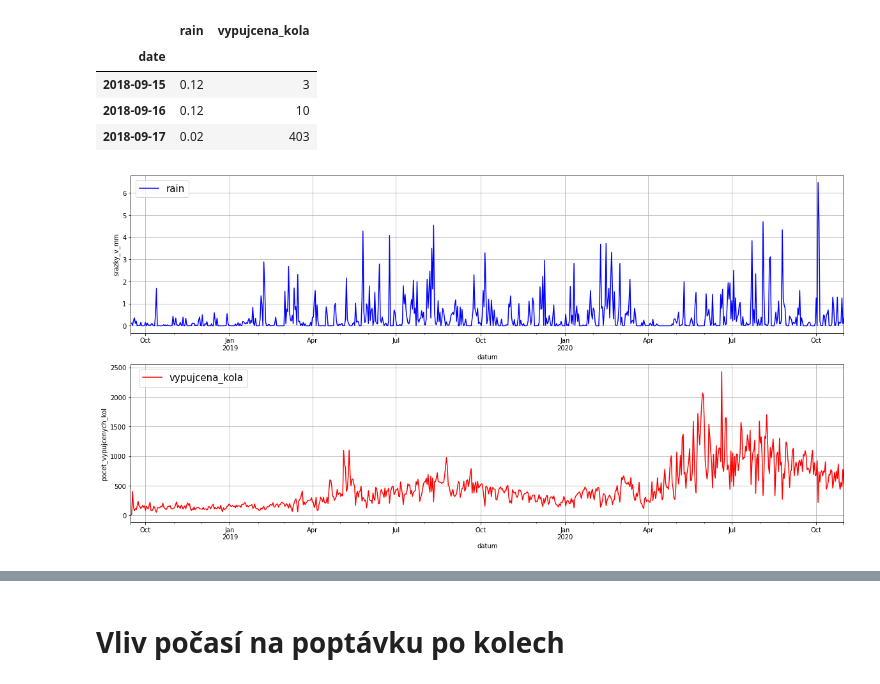
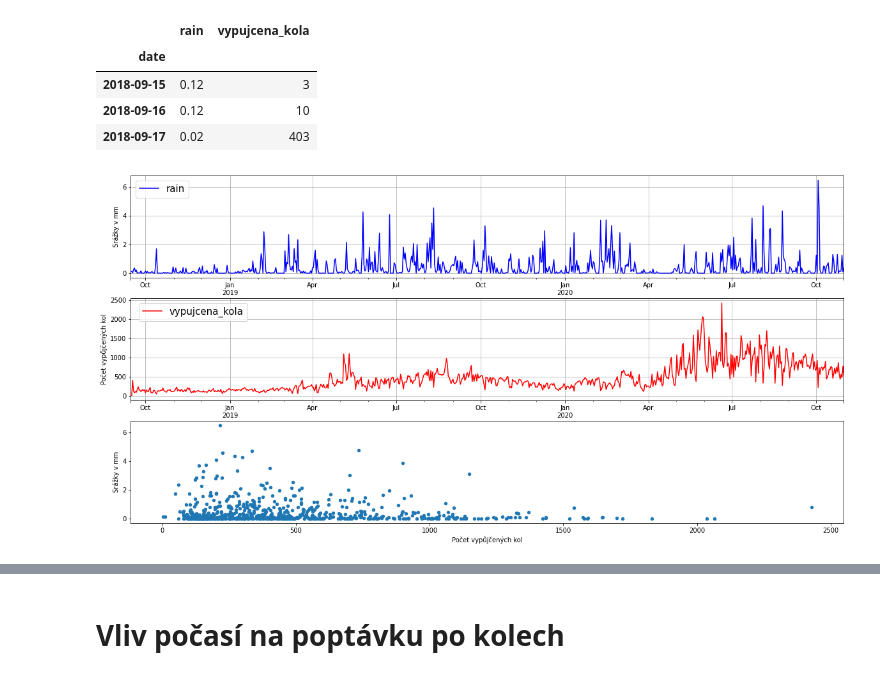
Before and after one commit to Krocan777/Python_projekt_Edinburgh, a Jupyter notebook: Oprava_projekt_python.ipynb, the cells around one changed output, grey strips where cells are left out. Cells and saved outputs as stored; diff of their text form; code cells hidden in the pictures.

```diff
--- a/Oprava_projekt_python.ipynb
+++ b/Oprava_projekt_python.ipynb
@@ -494,8 +492,8 @@ demand_df.head(2)
 # %%
 fig, ax = plt.subplots(1, 1, figsize=(25,5))
 demand_df.plot(ax=ax)
-ax.set_xlabel('datum')
-ax.set_ylabel('pocet_vypujcenych_kol')
+ax.set_xlabel('Datum')
+ax.set_ylabel('Počet vypůjčených kol')
 ax.legend(fontsize = 20)
 ax.grid()
 # %% [output]
@@ -539,20 +537,24 @@ df3.head(3)
 | 2018-09-16 | 0.12 | 10 |
 | 2018-09-17 | 0.02 | 403 |
 # %%
-fix, axes = plt.subplots(2, 1, figsize=(20, 10))
+fix, axes = plt.subplots(3, 1, figsize=(20, 10))
 
 df3['rain'].plot(ax=axes[0], color='blue')
-axes[0].set_xlabel('datum')
-axes[0].set_ylabel('srazky_v_mm')
+axes[0].set_xlabel('Datum')
+axes[0].set_ylabel('Srážky v mm')
 axes[0].grid()
 axes[0].legend(fontsize = 15)
 
 df3['vypujcena_kola'].plot(ax=axes[1], color='red')
-axes[1].set_xlabel('datum')
-axes[1].set_ylabel('pocet_vypujcenych_kol')
+axes[1].set_xlabel('Datum')
+axes[1].set_ylabel('Počet vypůjčených kol')
 axes[1].grid()
 axes[1].legend(fontsize = 15, bbox_to_anchor=(0.17,1))
 
+df3.plot.scatter(ax=axes[2], x = 'vypujcena_kola', y = 'rain')
+axes[2].set_xlabel('Počet vypůjčených kol')
+axes[2].set_ylabel('Srážky v mm')
+
 ax.grid()
 # %% [output]
-[figure, old version]
+[figure, new version]
```
Also changed, not shown: parts of 4 cells of this notebook.
